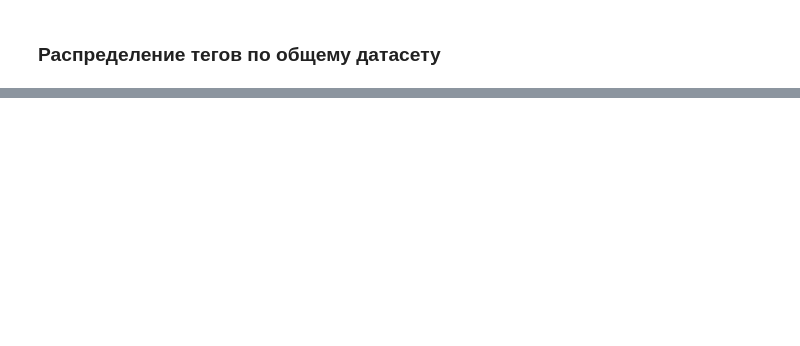
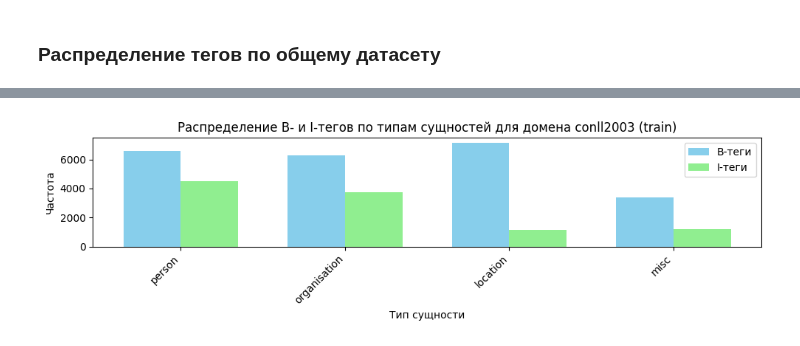
Before and after one commit to anyaschenikova/ner, a Jupyter notebook: main.ipynb, the cells around one changed output, grey strips where cells are left out. Drawn from its saved outputs; the diff is of its cells as text; code cells hidden in the pictures; blank space fills up the shorter version.

```diff
--- a/main.ipynb
+++ b/main.ipynb
@@ -156,0 +470,4 @@ example[["tokens", "ners", "ner_tags"]].head(10)
+# %%
+plot_entity_distribution_domain(dataset["train"], "conll2003")
+# %% [output]
+[figure, added]
```
Also changed, not shown: parts of 75 cells of this notebook, 3 other files.
